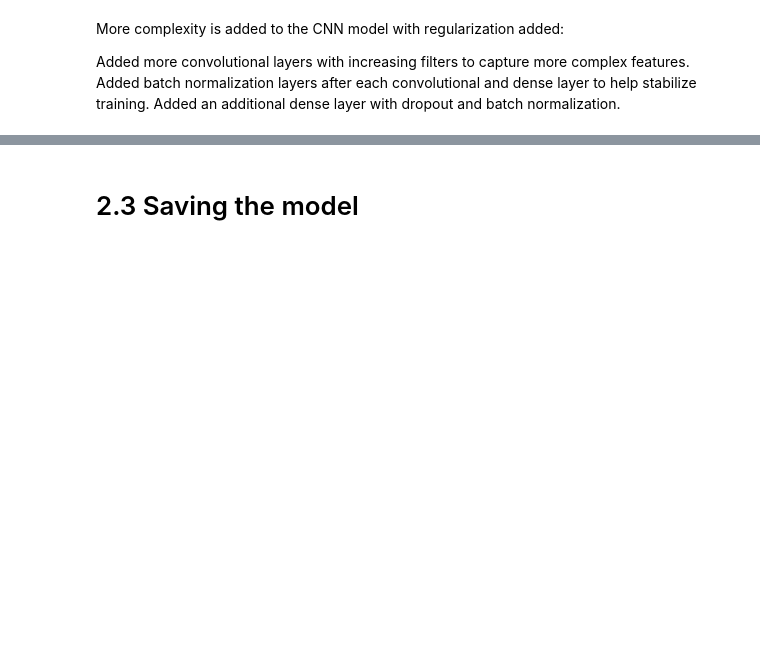
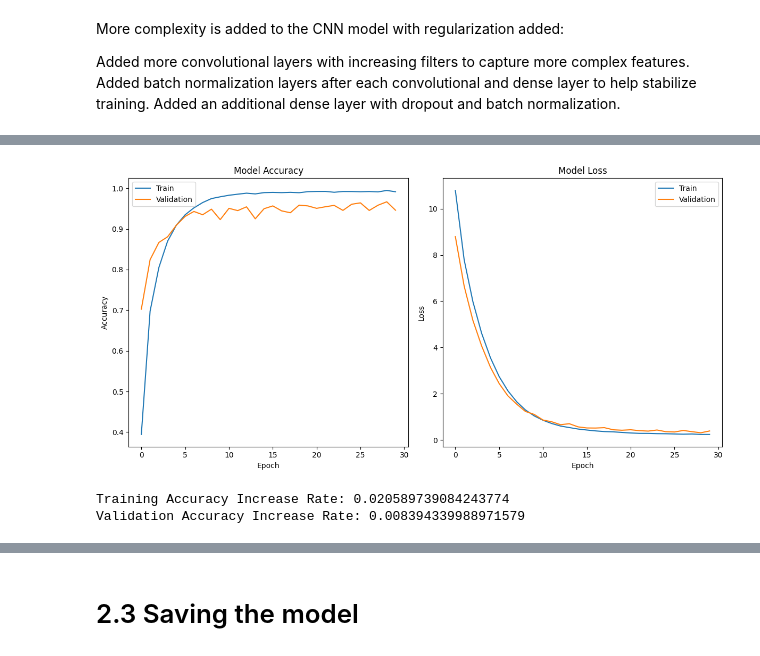
Before and after one commit to Jieoi/traffic_sign_recognition, a Jupyter notebook: model_training_simple_enhanced_data_CNN.ipynb, the cells around one changed output, grey strips where cells are left out. Cells and saved outputs as stored; diff of their text form; code cells hidden in the pictures; blank space fills up the shorter version.

```diff
--- a/model_training_simple_enhanced_data_CNN.ipynb
+++ b/model_training_simple_enhanced_data_CNN.ipynb
@@ -330,0 +465,12 @@ Added an additional dense layer with dropout and batch normalization.
+# %%
+plot_training_history(history_complex_model)
+# %% [output]
+[figure, added]
+# %%
+# Increasing rate
+train_rate_complex, val_rate_complex = calculate_accuracy_increase_rate(history_complex_model)
+print("Training Accuracy Increase Rate:", train_rate_complex)
+print("Validation Accuracy Increase Rate:", val_rate_complex)
+# %% [output]
+Training Accuracy Increase Rate: 0.020589739084243774
+Validation Accuracy Increase Rate: 0.008394339988971579
```
Also changed, not shown: parts of 38 cells of this notebook.
